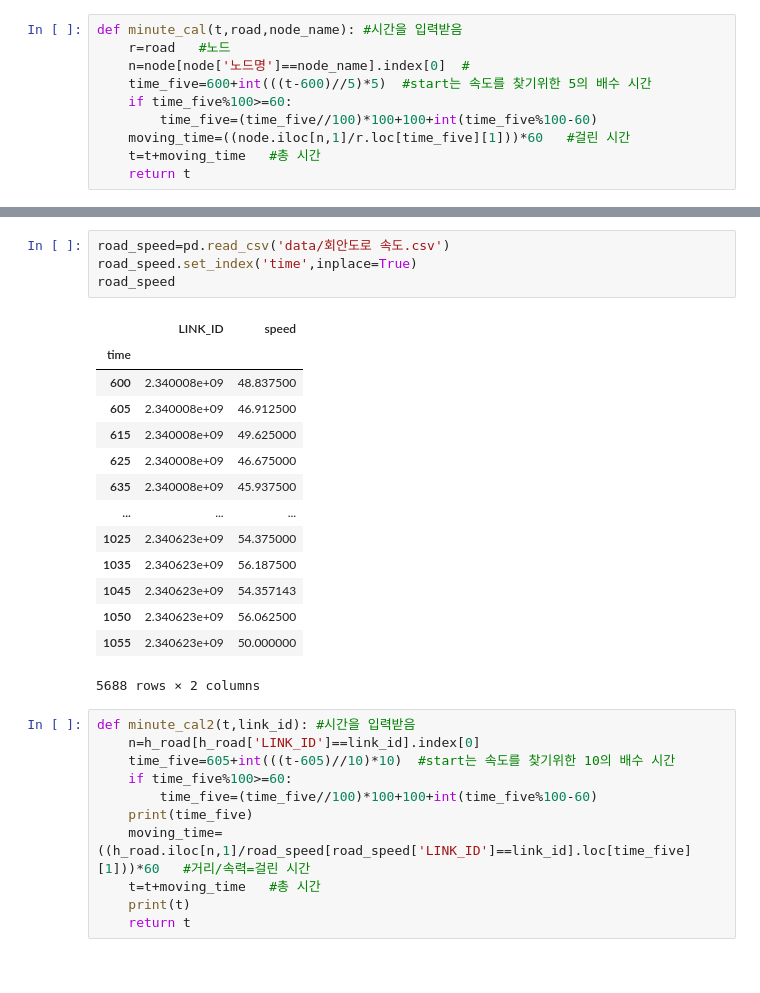
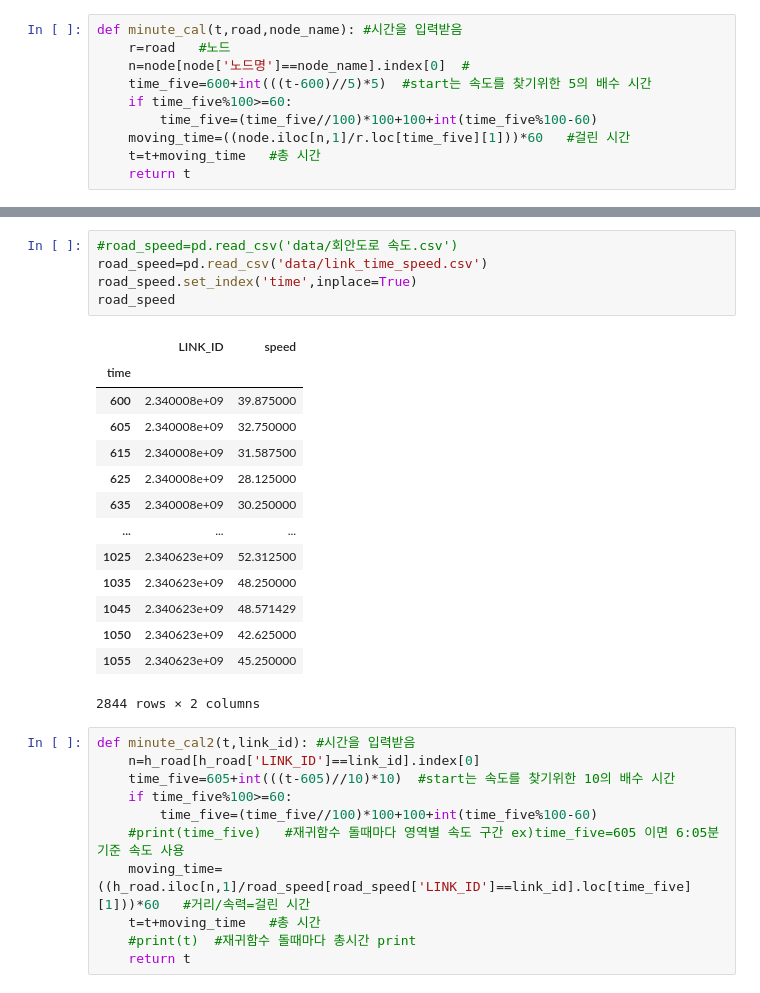
Before and after one commit to ParkJiYeoung8297/HUFS.BigData.Team, a Jupyter notebook: src/2. 데이터 분석 및 시각화.ipynb, the cells around one changed output, grey strips where cells are left out. Cells and saved outputs as stored; diff of their text form.

```diff
--- a/src/2. 데이터 분석 및 시각화.ipynb
+++ b/src/2. 데이터 분석 및 시각화.ipynb
@@ -1176,31 +1301,32 @@ h_road['LENGTH'].sum()  #총 거리
 # %%
-road_speed=pd.read_csv('data/회안도로 속도.csv')
+#road_speed=pd.read_csv('data/회안도로 속도.csv')
+road_speed=pd.read_csv('data/link_time_speed.csv')
 road_speed.set_index('time',inplace=True)
 road_speed
 # %% [output]
 |  | LINK_ID | speed |
 | time |  |  |
-| 600 | 2.340008e+09 | 48.837500 |
-| 605 | 2.340008e+09 | 46.912500 |
-| 615 | 2.340008e+09 | 49.625000 |
-| 625 | 2.340008e+09 | 46.675000 |
-| 635 | 2.340008e+09 | 45.937500 |
+| 600 | 2.340008e+09 | 39.875000 |
+| 605 | 2.340008e+09 | 32.750000 |
+| 615 | 2.340008e+09 | 31.587500 |
+| 625 | 2.340008e+09 | 28.125000 |
+| 635 | 2.340008e+09 | 30.250000 |
 | ... | ... | ... |
-| 1025 | 2.340623e+09 | 54.375000 |
-| 1035 | 2.340623e+09 | 56.187500 |
-| 1045 | 2.340623e+09 | 54.357143 |
-| 1050 | 2.340623e+09 | 56.062500 |
-| 1055 | 2.340623e+09 | 50.000000 |
+| 1025 | 2.340623e+09 | 52.312500 |
+| 1035 | 2.340623e+09 | 48.250000 |
+| 1045 | 2.340623e+09 | 48.571429 |
+| 1050 | 2.340623e+09 | 42.625000 |
+| 1055 | 2.340623e+09 | 45.250000 |
-5688 rows × 2 columns
+2844 rows × 2 columns
 # %%
 def minute_cal2(t,link_id): #시간을 입력받음
     n=h_road[h_road['LINK_ID']==link_id].index[0]
     time_five=605+int(((t-605)//10)*10)  #start는 속도를 찾기위한 10의 배수 시간
     if time_five%100>=60:
         time_five=(time_five//100)*100+100+int(time_five%100-60)
-    print(time_five)
+    #print(time_five)   #재귀함수 돌때마다 영역별 속도 구간 ex)time_five=605 이면 6:05분 기준 속도 사용
     moving_time=((h_road.iloc[n,1]/road_speed[road_speed['LINK_ID']==link_id].loc[time_five][1]))*60   #거리/속력=걸린 시간
     t=t+moving_time   #총 시간
-    print(t)
+    #print(t)  #재귀함수 돌때마다 총시간 print
     return t
 # %%
```
Also changed, not shown: parts of 23 cells of this notebook.
